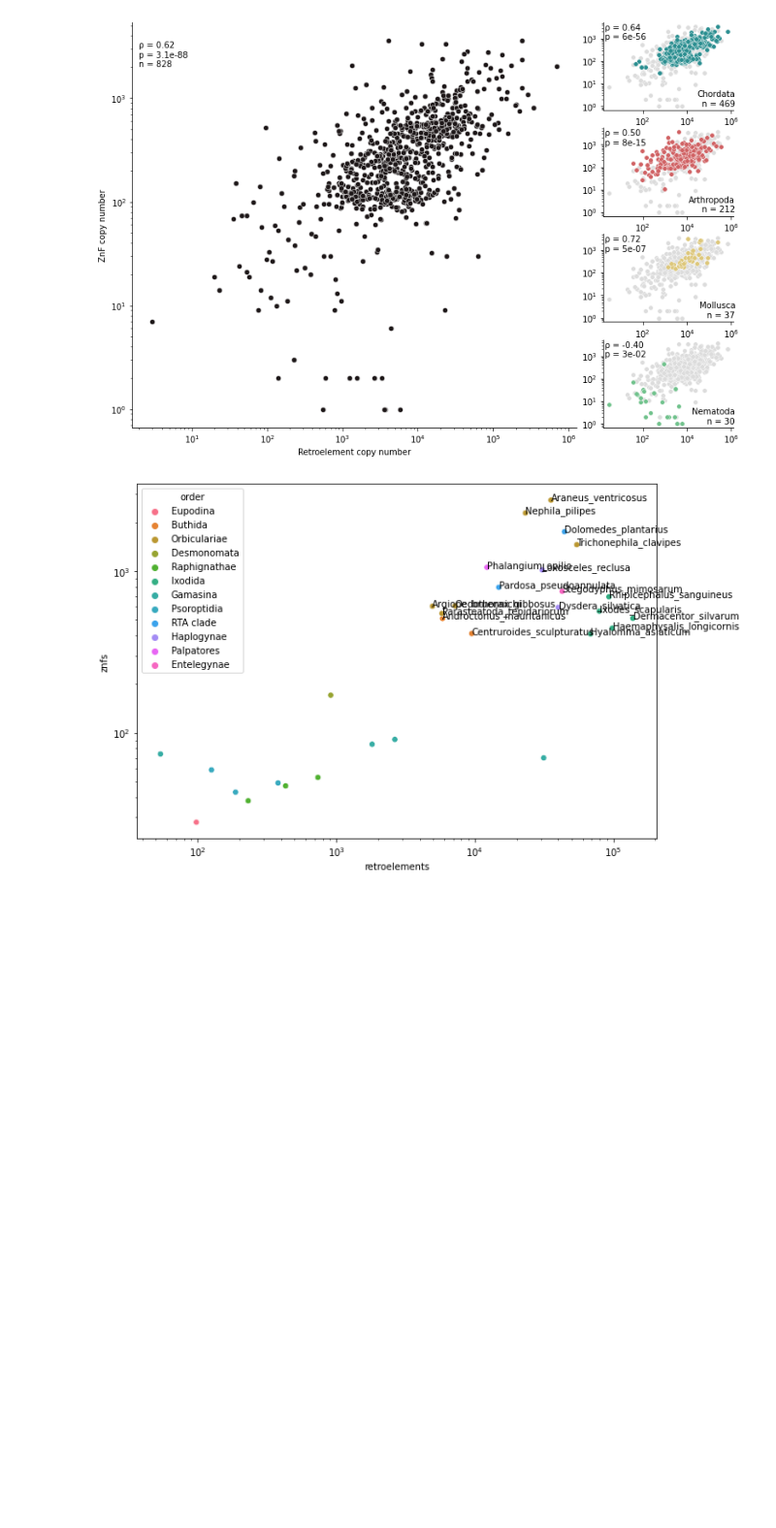
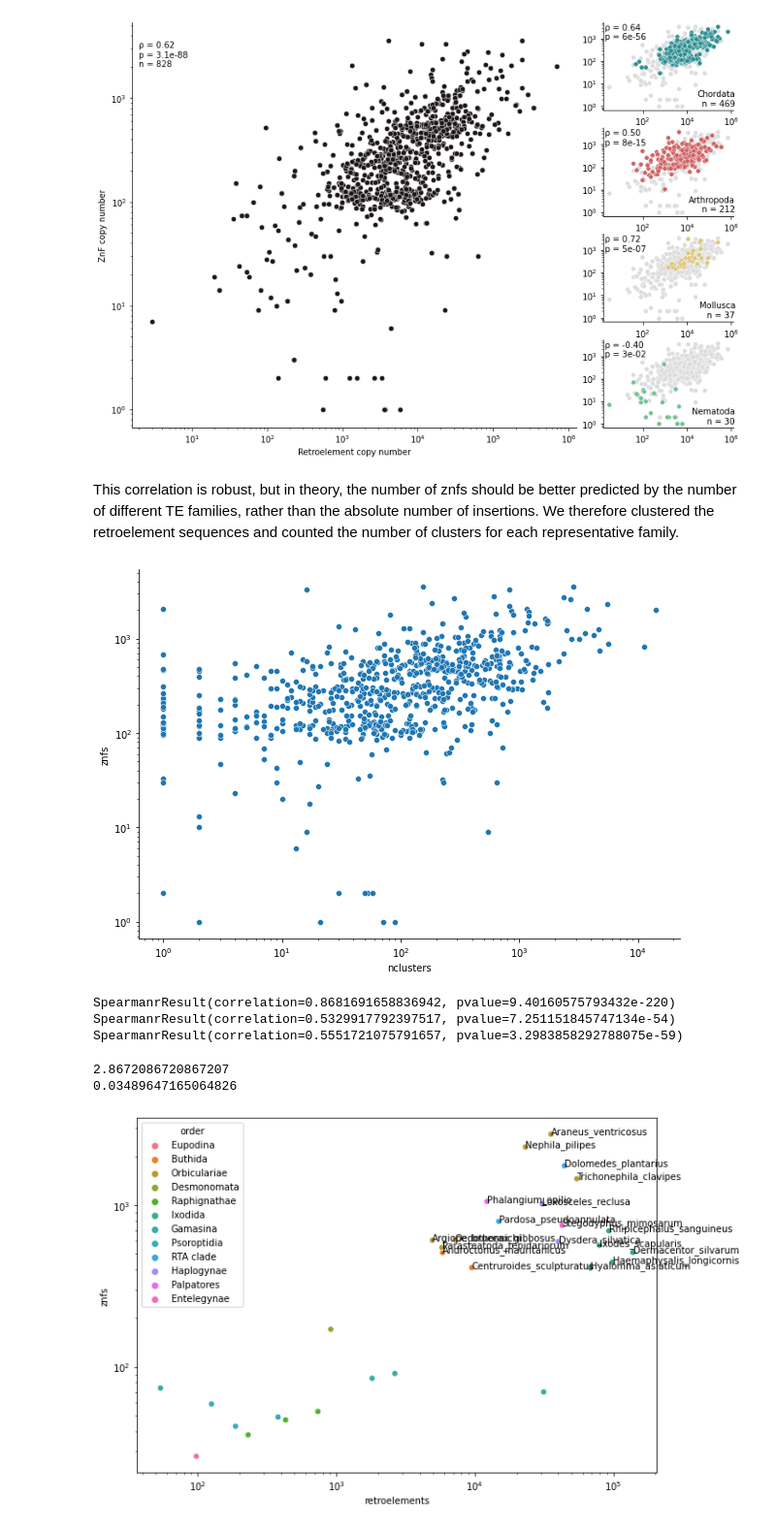
Before and after one commit to jonathan-wells/metazoan-znfs, a Jupyter notebook: analysis/znf_te_correlation.ipynb, the cells around one changed output. Shown at 97% size. Drawn from its saved outputs; the diff is of its cells as text; code cells hidden in the pictures; blank space fills up the shorter version.

```diff
--- a/analysis/znf_te_correlation.ipynb
+++ b/analysis/znf_te_correlation.ipynb
@@ -307,6 +349,35 @@ plt.show()
 fig.savefig('../figs/metazoan_znf_retroelement_correlation.pdf')
 # %% [output]
 [figure]
+# %% [markdown]
+This correlation is robust, but in theory, the number of znfs should be better predicted by the number of different TE families, rather than the absolute number of insertions. We therefore clustered the retroelement sequences and counted the number of clusters for each representative family.
+# %%
+tefams_df = pd.read_csv('../data/cd-hit-out/family_retroelement_diversity.txt', sep='\t', names=['species', 'nclusters'])
+test_df = family_df.merge(tefams_df, on='species')
+test_df = test_df.loc[(test_df.znfs >= 1) & (test_df.nclusters >= 1)]
+fig, ax = plt.subplots(figsize=(10, 7))
+sns.scatterplot(data=test_df, x='nclusters', y='znfs')
+ax.set_xscale('log')
+ax.set_yscale('log')
+sns.despine()
+plt.show()
+
+print(stats.spearmanr(test_df.nclusters, test_df.retroelements))
+print(stats.spearmanr(test_df.nclusters, test_df.znfs))
+print(stats.spearmanr(test_df.znfs, test_df.retroelements))
+# %% [output]
+[figure, added]
+SpearmanrResult(correlation=0.8681691658836942, pvalue=9.40160575793432e-220)
+SpearmanrResult(correlation=0.5329917792397517, pvalue=7.251151845747134e-54)
+SpearmanrResult(correlation=0.5551721075791657, pvalue=3.2983858292788075e-59)
+# %%
+test_df['cluster_ratio'] = test_df.znfs/test_df.nclusters
+test_df['insertion_ratio'] = test_df.znfs/test_df.retroelements
+print(np.median(test_df['cluster_ratio']))
+print(np.median(test_df['insertion_ratio']))
+# %% [output]
+2.8672086720867207
+0.03489647165064826
 # %%
 taxname = 'Arachnida'
 taxgroup = {}
```
Also changed, not shown: parts of 6 cells of this notebook, 4 other files.
